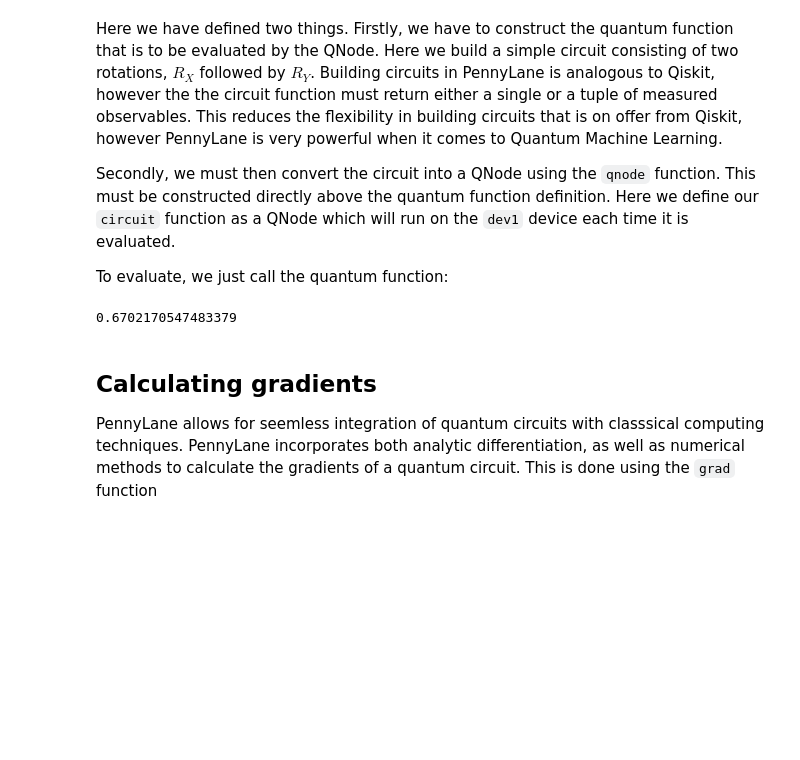
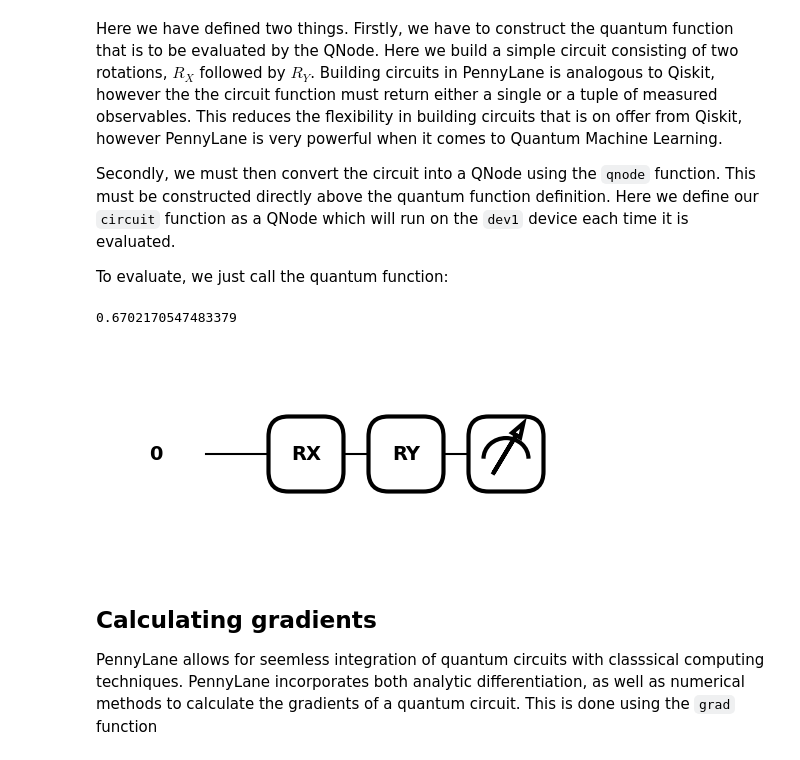
Before and after one commit to Axect/MITP2023, a Jupyter notebook: Quantum/01_Intro_to_QC.ipynb, the cells around one changed output. Cells and saved outputs as stored; diff of their text form; code cells hidden in the pictures; blank space fills up the shorter version.

```diff
--- a/Quantum/Intro_to_QC.ipynb
+++ b/Quantum/01_Intro_to_QC.ipynb
@@ -283,6 +285,11 @@ result = circuit([phi, theta])
 print(result)
 # %% [output]
 0.6702170547483379
+# %%
+fig, ax = qml.draw_mpl(circuit)([phi, theta])
+plt.show()
+# %% [output]
+[figure, added]
 # %% [markdown]
 ## Calculating gradients
 
```
Also changed, not shown: parts of 10 cells of this notebook, 3 other files.
